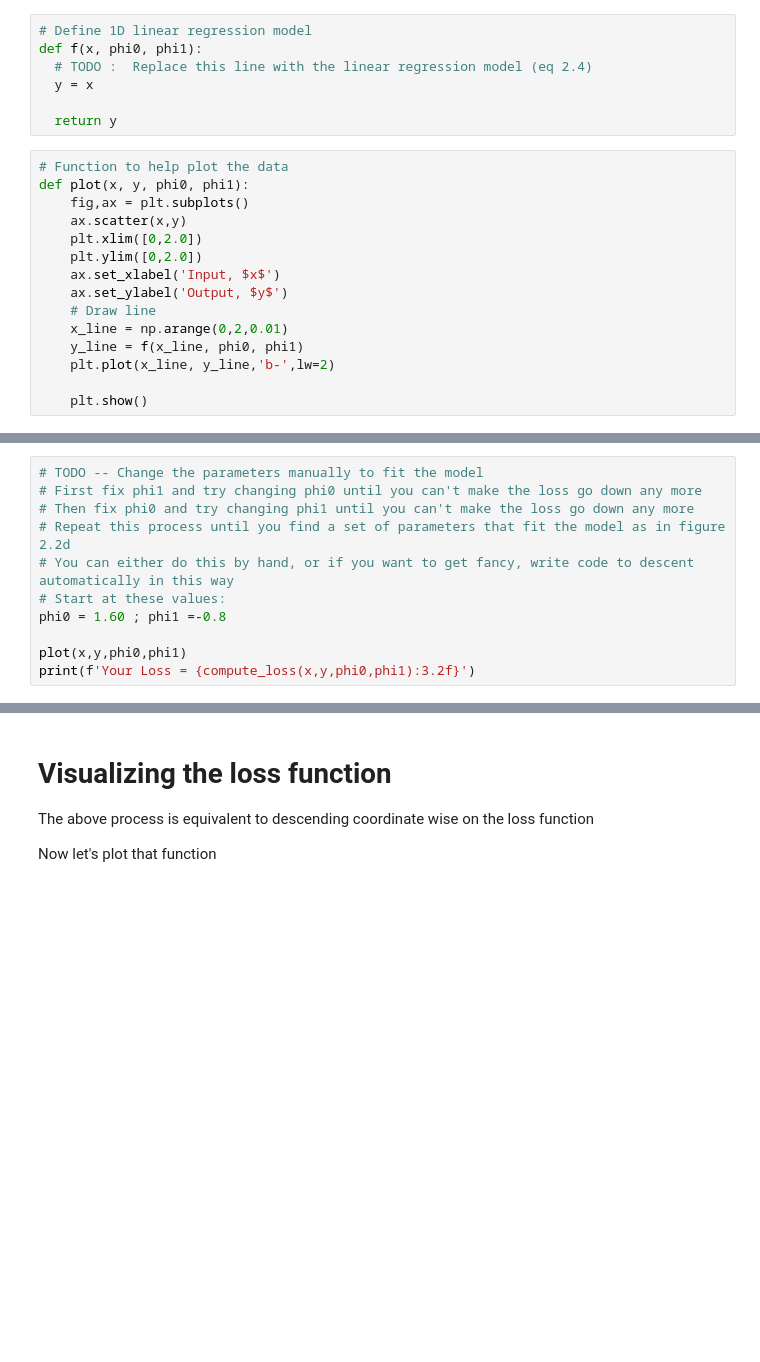
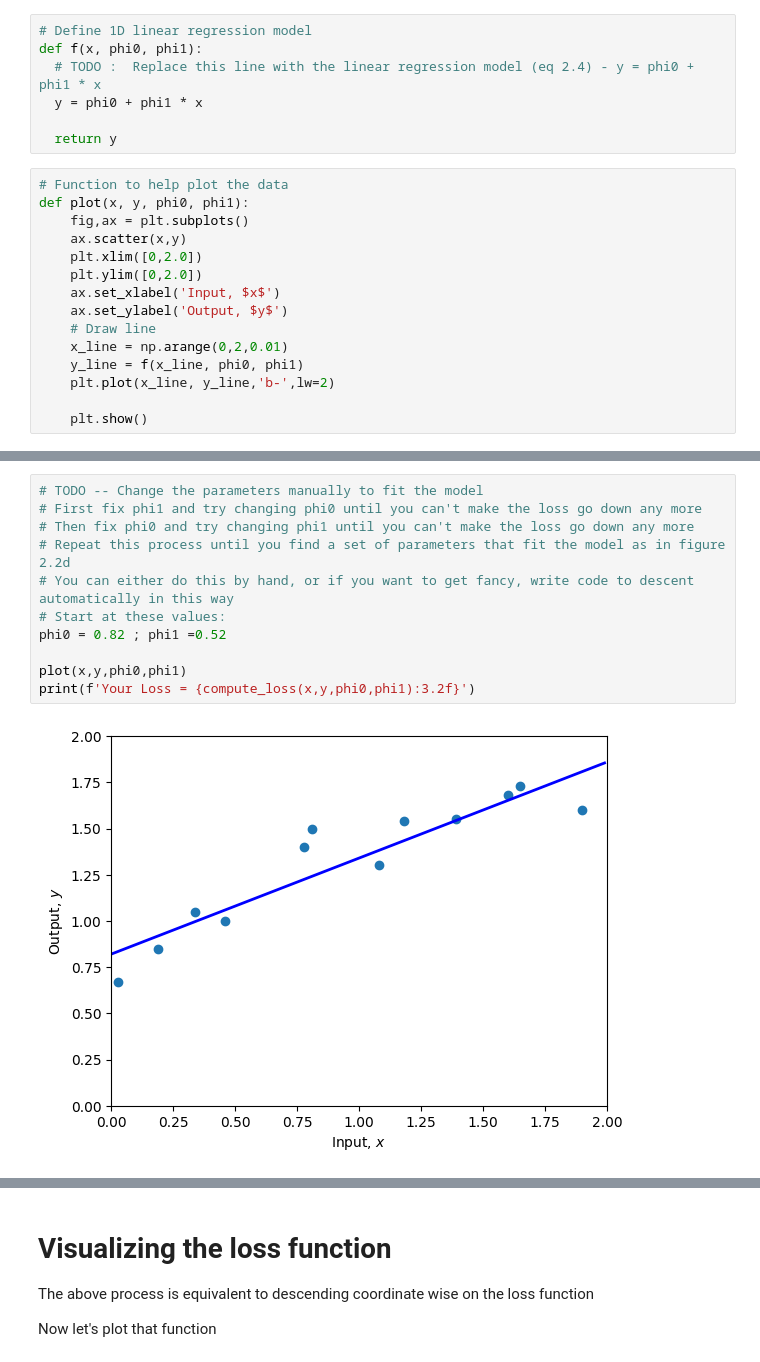
Before and after one commit to Kulnoorbajwa/CSCI-167--Deep-learning-, a Jupyter notebook: Assignment2_Supervised_Learning.ipynb, the cells around one changed output, grey strips where cells are left out. Cells and saved outputs as stored; diff of their text form; blank space fills up the shorter version.

```diff
--- a/Assignment2_Supervised_Learning.ipynb
+++ b/Assignment2_Supervised_Learning.ipynb
@@ -23,8 +23,8 @@ print(y)
 # %%
 # Define 1D linear regression model
 def f(x, phi0, phi1):
-  # TODO :  Replace this line with the linear regression model (eq 2.4)
-  y = x
+  # TODO :  Replace this line with the linear regression model (eq 2.4) - y = phi0 + phi1 * x
+  y = phi0 + phi1 * x
 
   return y
 # %%
@@ -70,11 +78,13 @@ print(f'Your Loss = {loss:3.2f}, Ground truth =10.28')
 # %%
 # TODO -- Change the parameters manually to fit the model
 # First fix phi1 and try changing phi0 until you can't make the loss go down any more
 # Then fix phi0 and try changing phi1 until you can't make the loss go down any more
 # Repeat this process until you find a set of parameters that fit the model as in figure 2.2d
 # You can either do this by hand, or if you want to get fancy, write code to descent automatically in this way
 # Start at these values:
-phi0 = 1.60 ; phi1 =-0.8
+phi0 = 0.82 ; phi1 =0.52
 
 plot(x,y,phi0,phi1)
 print(f'Your Loss = {compute_loss(x,y,phi0,phi1):3.2f}')
+# %% [output]
+[figure, added]
```
Also changed, not shown: parts of 6 cells of this notebook.
